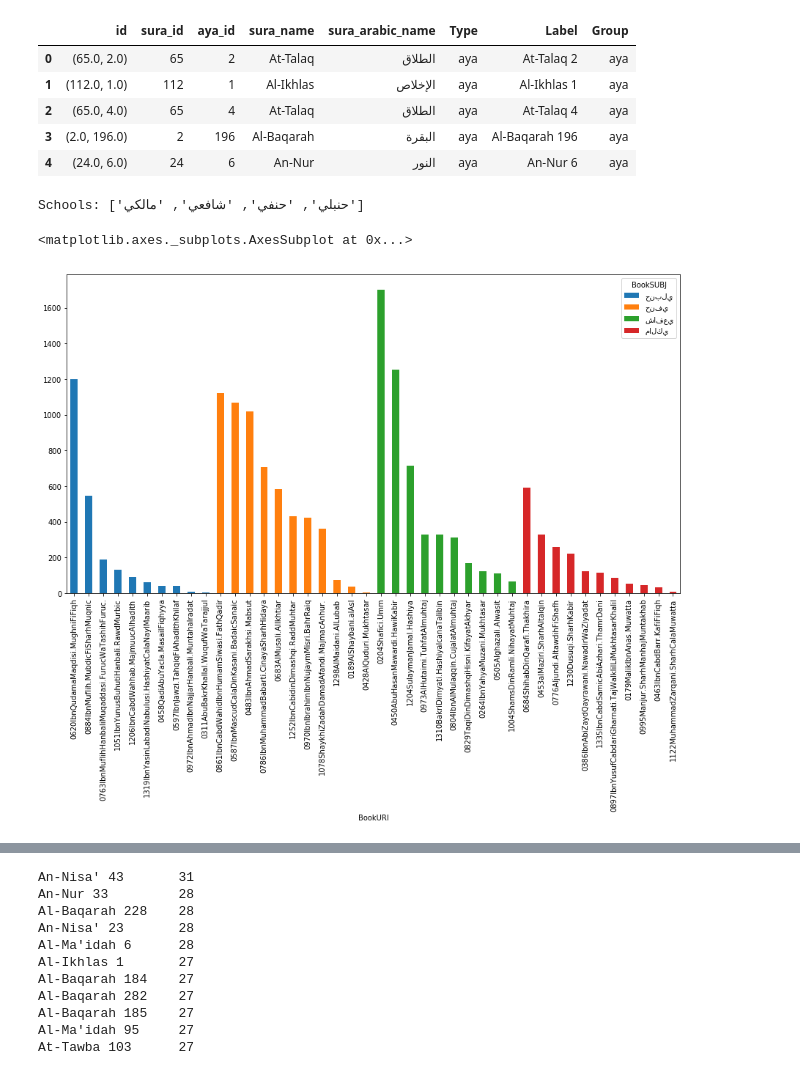
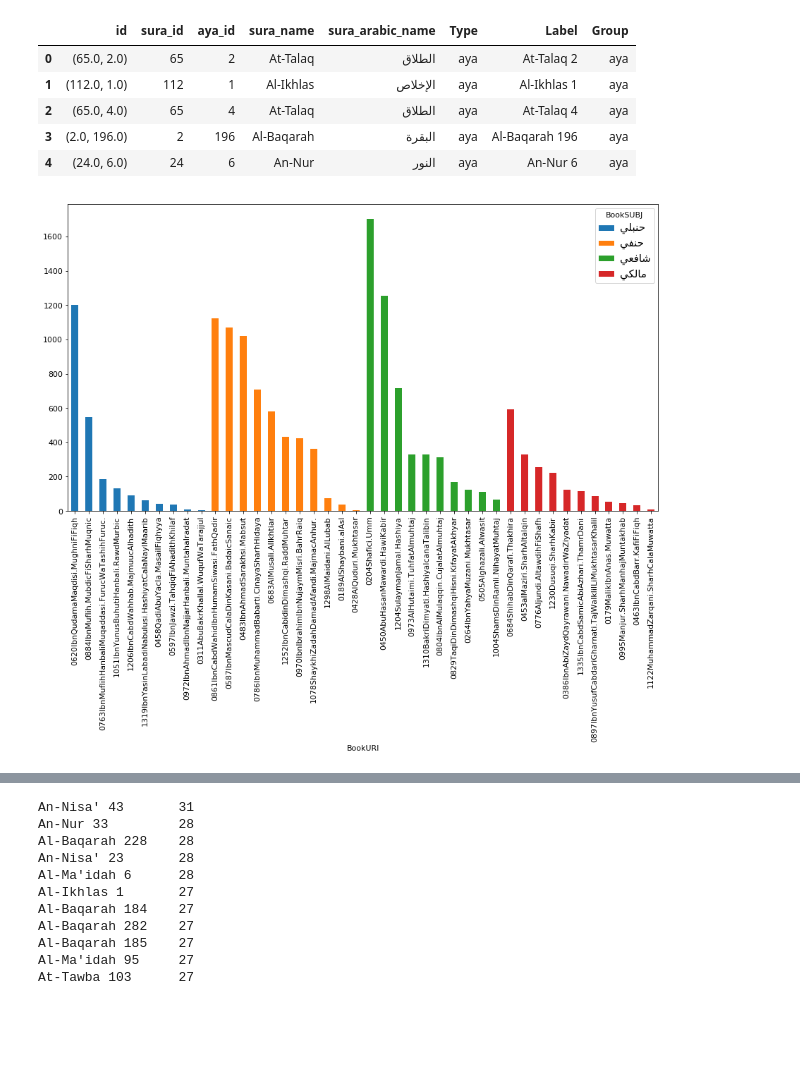
Before and after one commit to arabic-digital-humanities/adhtools, a Jupyter notebook: notebooks/QuranQuotesNetwork.ipynb, the cells around one changed output, grey strips where cells are left out. Cells and saved outputs as stored; diff of their text form; code cells hidden in the pictures; blank space fills up the shorter version.

```diff
--- a/notebooks/QuranQuotesNetwork.ipynb
+++ b/notebooks/QuranQuotesNetwork.ipynb
@@ -43,12 +48,17 @@ merged_df.to_csv(os.path.join(fpath, 'quotes_merged.csv'), index=False)
 # %%
 # Nr of quotes per book (including quotes that were not found using alfanous)
 #quotes_df.BookURI.value_counts().plot(kind='bar', figsize=(15,8))
+# %%
+def reshape_arabic(text):
+    return bidi.algorithm.get_display(arabic_reshaper.reshape(text))
 # %%
 # Nr of quotes per book, sorted per school
 count_per_book = merged_df.groupby(['BookURI', 'BookSUBJ'])['Weight'].sum().unstack()
-print('Schools:', list(count_per_book.columns))
-count_per_book.sort_values(list(count_per_book.columns), ascending=False).plot(kind='bar', stacked=True, figsize=(15,8))
+barplot = count_per_book.sort_values(list(count_per_book.columns), ascending=False).plot(kind='bar', stacked=True, figsize=(15,8))
+leg = barplot.axes.get_legend()
+for t in leg.get_texts():
+    t.set_text(reshape_arabic(t.get_text()))
+    t.set_fontsize(15)
+plt.show()
 # %% [output]
-Schools: ['حنبلي', 'حنفي', 'شافعي', 'مالكي']
-<matplotlib.axes._subplots.AxesSubplot at 0x...>
-[figure, old version]
+[figure, new version]
```
Also changed, not shown: parts of 23 cells of this notebook.
